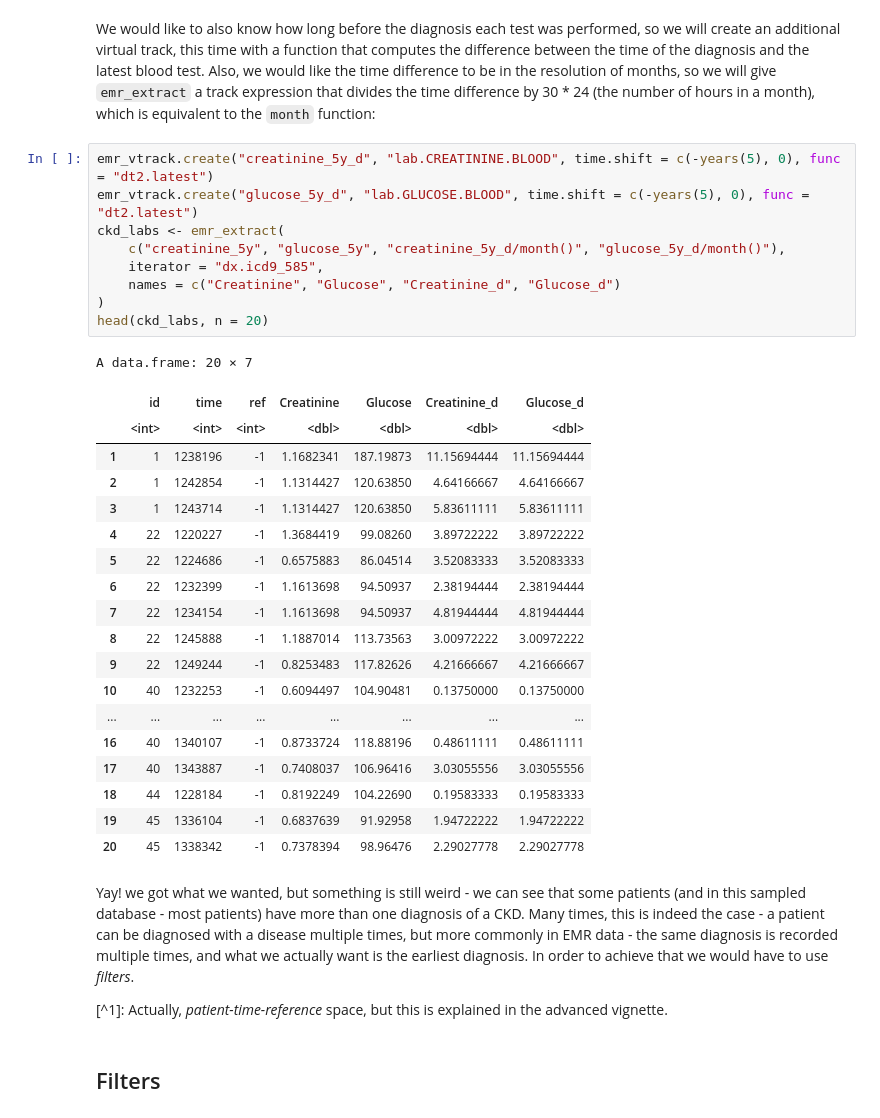
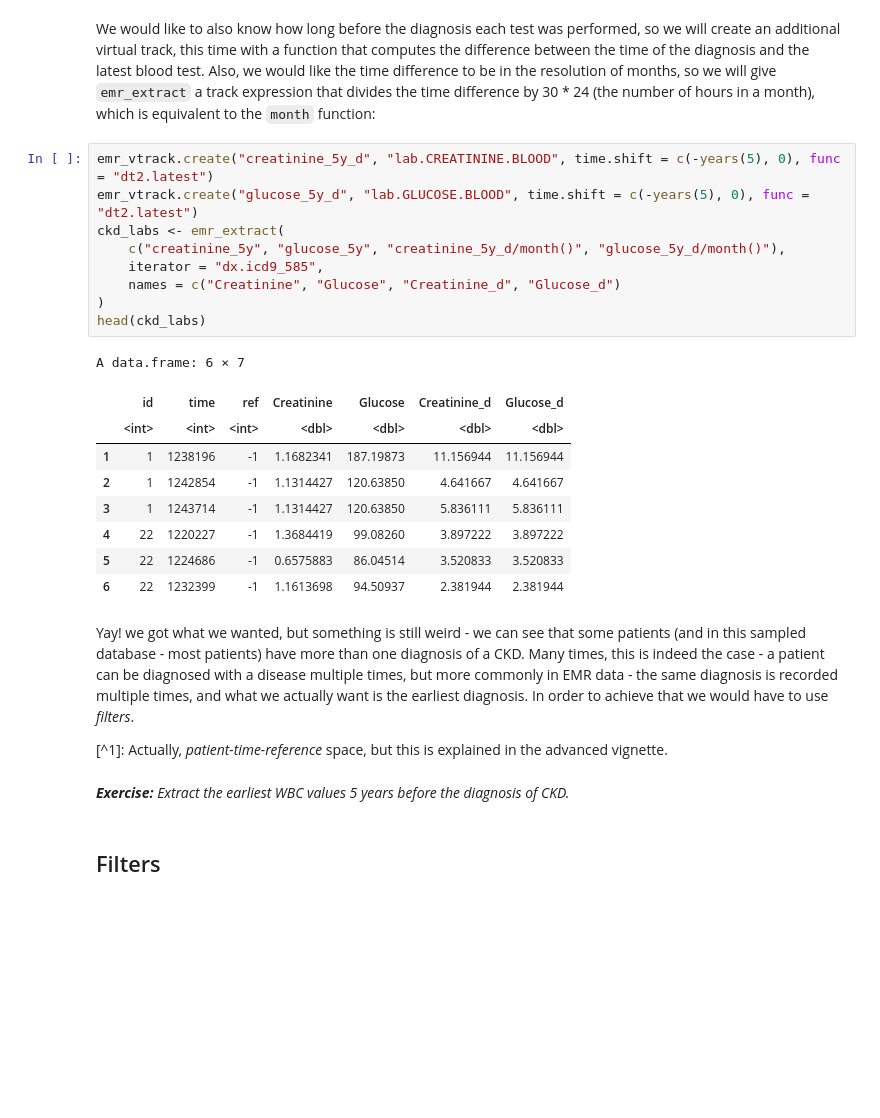
Before and after one commit to tanaylab/IIAS2023, a Jupyter notebook: naryn.ipynb, the cells around one changed output. Saved outputs shown, nothing was run; the diff lists cells and outputs as text; blank space fills up the shorter version.

Commit message:
added exercises

```diff
--- a/naryn.ipynb
+++ b/naryn.ipynb
@@ -240,36 +308,28 @@ We would like to also know how long before the diagnosis each test was performed
 # %%
 emr_vtrack.create("creatinine_5y_d", "lab.CREATININE.BLOOD", time.shift = c(-years(5), 0), func = "dt2.latest")
 emr_vtrack.create("glucose_5y_d", "lab.GLUCOSE.BLOOD", time.shift = c(-years(5), 0), func = "dt2.latest")
 ckd_labs <- emr_extract(
     c("creatinine_5y", "glucose_5y", "creatinine_5y_d/month()", "glucose_5y_d/month()"),
     iterator = "dx.icd9_585",
     names = c("Creatinine", "Glucose", "Creatinine_d", "Glucose_d")
 )
-head(ckd_labs, n = 20)
+head(ckd_labs)
 # %% [output]
-A data.frame: 20 × 7
+A data.frame: 6 × 7
 |  | id | time | ref | Creatinine | Glucose | Creatinine_d | Glucose_d |
 |  | <int> | <int> | <int> | <dbl> | <dbl> | <dbl> | <dbl> |
-| 1 | 1 | 1238196 | -1 | 1.1682341 | 187.19873 | 11.15694444 | 11.15694444 |
-| 2 | 1 | 1242854 | -1 | 1.1314427 | 120.63850 | 4.64166667 | 4.64166667 |
-| 3 | 1 | 1243714 | -1 | 1.1314427 | 120.63850 | 5.83611111 | 5.83611111 |
-| 4 | 22 | 1220227 | -1 | 1.3684419 | 99.08260 | 3.89722222 | 3.89722222 |
-| 5 | 22 | 1224686 | -1 | 0.6575883 | 86.04514 | 3.52083333 | 3.52083333 |
-| 6 | 22 | 1232399 | -1 | 1.1613698 | 94.50937 | 2.38194444 | 2.38194444 |
-| 7 | 22 | 1234154 | -1 | 1.1613698 | 94.50937 | 4.81944444 | 4.81944444 |
-| 8 | 22 | 1245888 | -1 | 1.1887014 | 113.73563 | 3.00972222 | 3.00972222 |
-| 9 | 22 | 1249244 | -1 | 0.8253483 | 117.82626 | 4.21666667 | 4.21666667 |
-| 10 | 40 | 1232253 | -1 | 0.6094497 | 104.90481 | 0.13750000 | 0.13750000 |
-| ... | ... | ... | ... | ... | ... | ... | ... |
-| 16 | 40 | 1340107 | -1 | 0.8733724 | 118.88196 | 0.48611111 | 0.48611111 |
-| 17 | 40 | 1343887 | -1 | 0.7408037 | 106.96416 | 3.03055556 | 3.03055556 |
-| 18 | 44 | 1228184 | -1 | 0.8192249 | 104.22690 | 0.19583333 | 0.19583333 |
-| 19 | 45 | 1336104 | -1 | 0.6837639 | 91.92958 | 1.94722222 | 1.94722222 |
-| 20 | 45 | 1338342 | -1 | 0.7378394 | 98.96476 | 2.29027778 | 2.29027778 |
+| 1 | 1 | 1238196 | -1 | 1.1682341 | 187.19873 | 11.156944 | 11.156944 |
+| 2 | 1 | 1242854 | -1 | 1.1314427 | 120.63850 | 4.641667 | 4.641667 |
+| 3 | 1 | 1243714 | -1 | 1.1314427 | 120.63850 | 5.836111 | 5.836111 |
+| 4 | 22 | 1220227 | -1 | 1.3684419 | 99.08260 | 3.897222 | 3.897222 |
+| 5 | 22 | 1224686 | -1 | 0.6575883 | 86.04514 | 3.520833 | 3.520833 |
+| 6 | 22 | 1232399 | -1 | 1.1613698 | 94.50937 | 2.381944 | 2.381944 |
 # %% [markdown]
 Yay! we got what we wanted, but something is still weird - we can see that some patients (and in this sampled database - most patients) have more than one diagnosis of a CKD. Many times, this is indeed the case - a patient can be diagnosed with a disease multiple times, but more commonly in EMR data - the same diagnosis is recorded multiple times, and what we actually want is the earliest diagnosis. In order to achieve that we would have to use *filters*.
 
 [^1]: Actually, *patient-time-reference* space, but this is explained in the advanced vignette.
+# %% [markdown]
+_**Exercise:** Extract the earliest WBC values 5 years before the diagnosis of CKD._
 # %% [markdown]
 ## Filters
 # %% [markdown]
```
Also changed, not shown: parts of 26 cells of this notebook, 2 other files.
